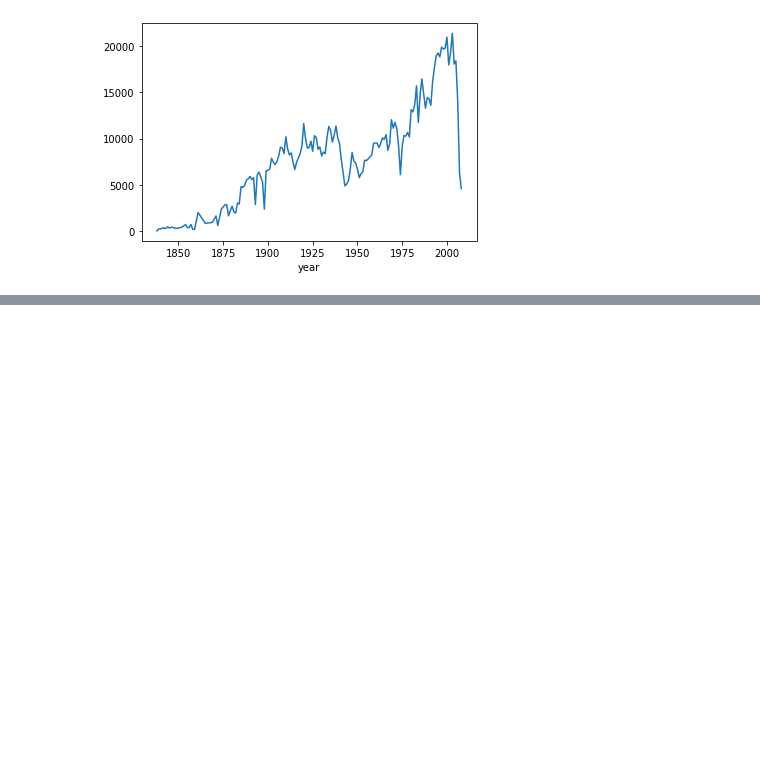
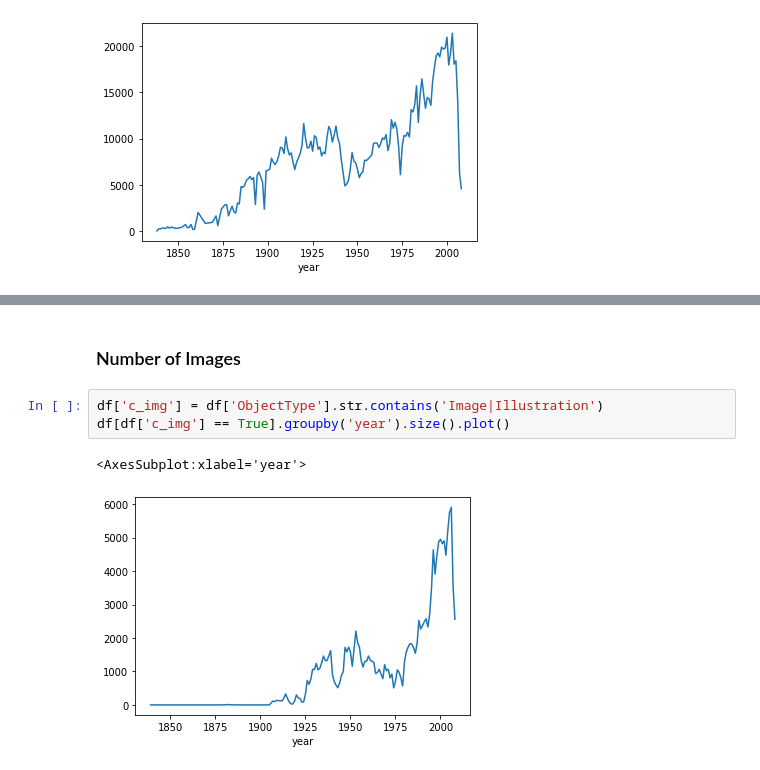
Before and after one commit to notnews/toi, a Jupyter notebook: scripts/02_basic_analyses.ipynb, the cells around one changed output, grey strips where cells are left out. Drawn from its saved outputs; the diff is of its cells as text; blank space fills up the shorter version.

```diff
--- a/scripts/02_basic_analyses.ipynb
+++ b/scripts/02_basic_analyses.ipynb
@@ -82,0 +101,8 @@ df[df['c_ad'] == True].groupby('year').size().plot()
+# %% [markdown]
+### Number of Images
+# %%
+df['c_img'] = df['ObjectType'].str.contains('Image|Illustration')
+df[df['c_img'] == True].groupby('year').size().plot()
+# %% [output]
+<AxesSubplot:xlabel='year'>
+[figure, added]
```
Also changed, not shown: parts of 3 cells of this notebook.
